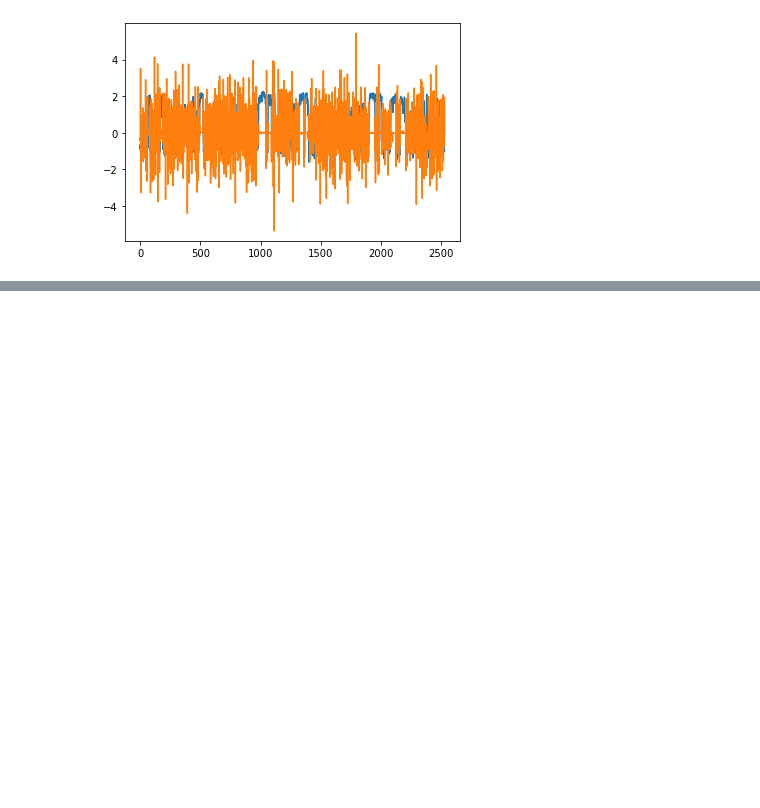
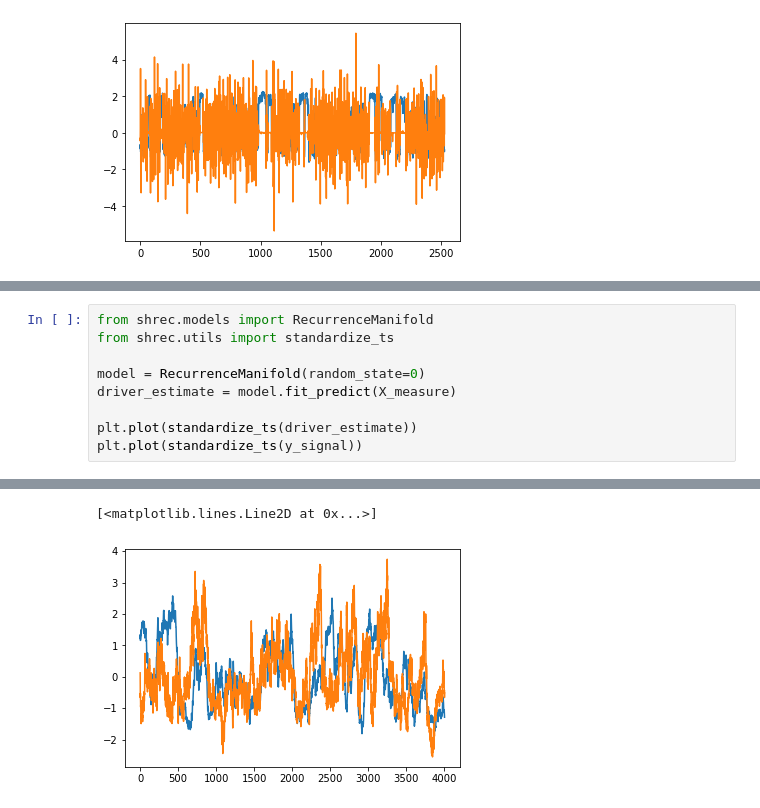
Before and after one commit to williamgilpin/shrec, a Jupyter notebook: benchmarks/benchmarks.ipynb, the cells around one changed output, grey strips where cells are left out. Drawn from its saved outputs; the diff is of its cells as text; blank space fills up the shorter version.

```diff
--- a/benchmarks/benchmarks.ipynb
+++ b/benchmarks/benchmarks.ipynb
@@ -135,0 +155,10 @@ Assigning pseudotime labels.
+# %%
+from shrec.models import RecurrenceManifold
+from shrec.utils import standardize_ts
+
+model = RecurrenceManifold(random_state=0)
+driver_estimate = model.fit_predict(X_measure)
+
+plt.plot(standardize_ts(driver_estimate))
+plt.plot(standardize_ts(y_signal))
+# %% [output]
@@ -135,0 +173,2 @@ Assigning pseudotime labels.
+[<matplotlib.lines.Line2D at 0x...>]
+[figure, added]
```
Also changed, not shown: parts of 3 cells of this notebook.
